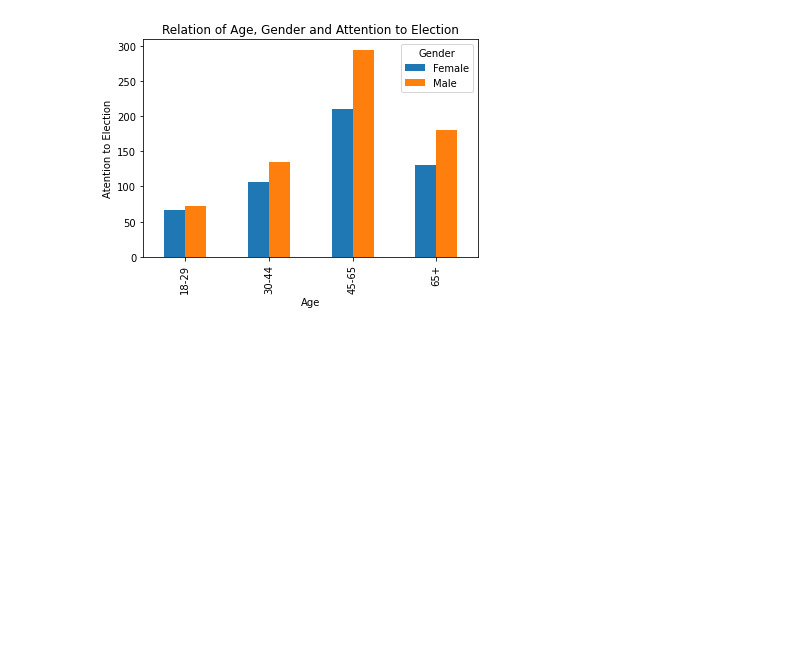
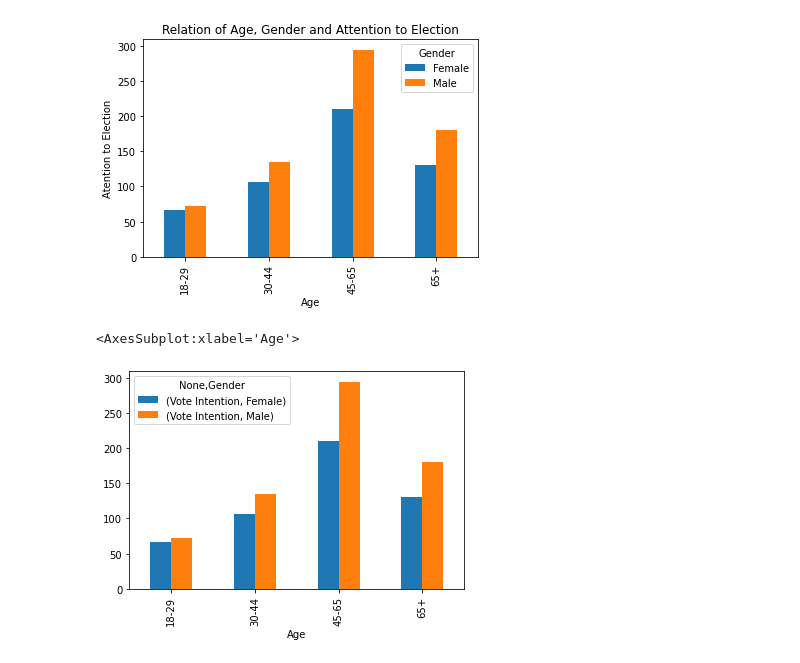
Before and after one commit to Storerun/election, a Jupyter notebook: election.ipynb, the cells around one changed output. Saved outputs shown, nothing was run; the diff lists cells and outputs as text; code cells hidden in the pictures; blank space fills up the shorter version.

```diff
--- a/election.ipynb
+++ b/election.ipynb
@@ -152,3 +152,9 @@ Age    Gender
 Name: Attention to election, dtype: int64
 <AxesSubplot:title={'center':'Relation of Age, Gender and Attention to Election'}, xlabel='Age', ylabel='Atention to Election'>
 [figure]
+# %%
+df2=pd.DataFrame(Gender_vote_age)
+df2.unstack().plot(kind='bar')
+# %% [output]
+<AxesSubplot:xlabel='Age'>
+[figure, added]
```
